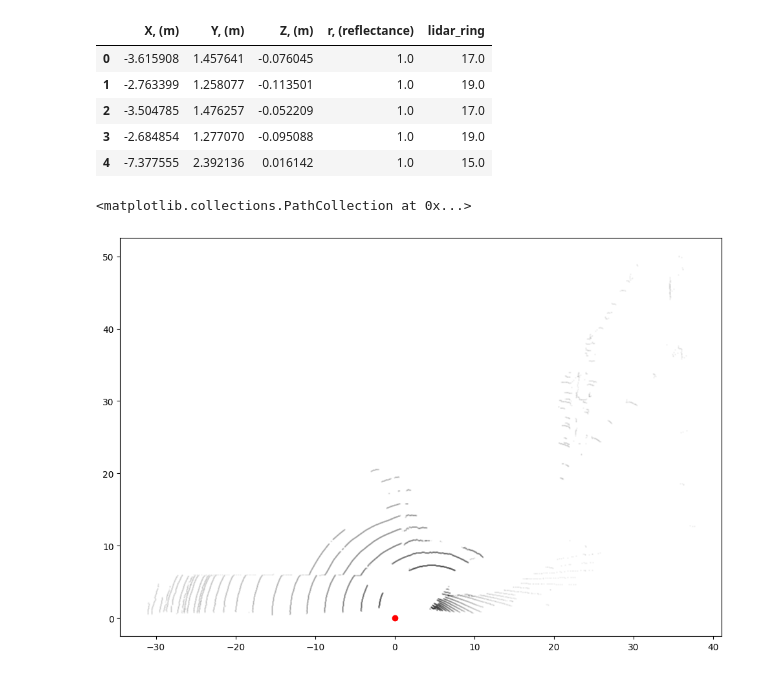
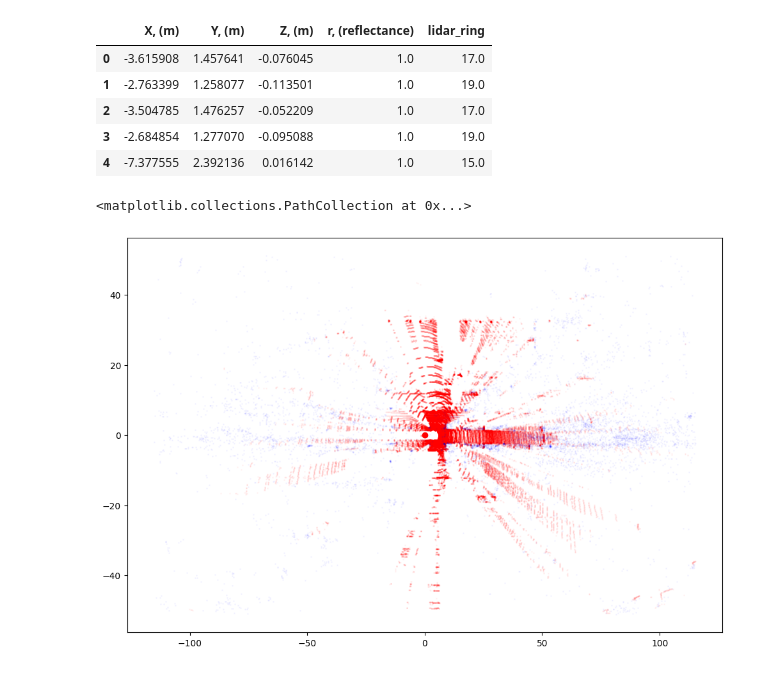
Before and after one commit to ArTiK13/radar_data, a Jupyter notebook: visualisation.ipynb, the cells around one changed output. Drawn from its saved outputs; the diff is of its cells as text; code cells hidden in the pictures.

Commit message:
added 3d and 2d visualisations

```diff
--- a/visualisation.ipynb
+++ b/visualisation.ipynb
@@ -5,6 +5,7 @@ import matplotlib.pyplot as plt
 import json
 # %%
 a = pd.read_csv("data/processed data/lidar_data_20.csv")
+b = pd.read_csv("data/processed data/radar_data_20.csv")
 # %%
 a.head()
 # %% [output]
@@ -16,10 +17,11 @@ a.head()
 | 4 | -7.377555 | 2.392136 | 0.016142 | 1.0 | 15.0 |
 # %%
 plt.figure(figsize=(12, 8))
-plt.scatter(a["X, (m)"][10000:20000], a["Y, (m)"][10000:20000], s=1, alpha=0.03, c="black")
+plt.scatter(a["X, (m)"], a["Y, (m)"], s=1, alpha=0.03, c="red")
+plt.scatter(b["X, (m)"], b["Y, (m)"], s=1, alpha=0.03, c="blue")
 plt.scatter(0, 0, c="red")
 # %% [output]
 <matplotlib.collections.PathCollection at 0x...>
-[figure, old version]
+[figure, new version]
 # %%
 # radar_df = pd.read_csv("data/processed data/lidar_data.csv")
```
Also changed, not shown: parts of 4 cells of this notebook, 1 other file.
